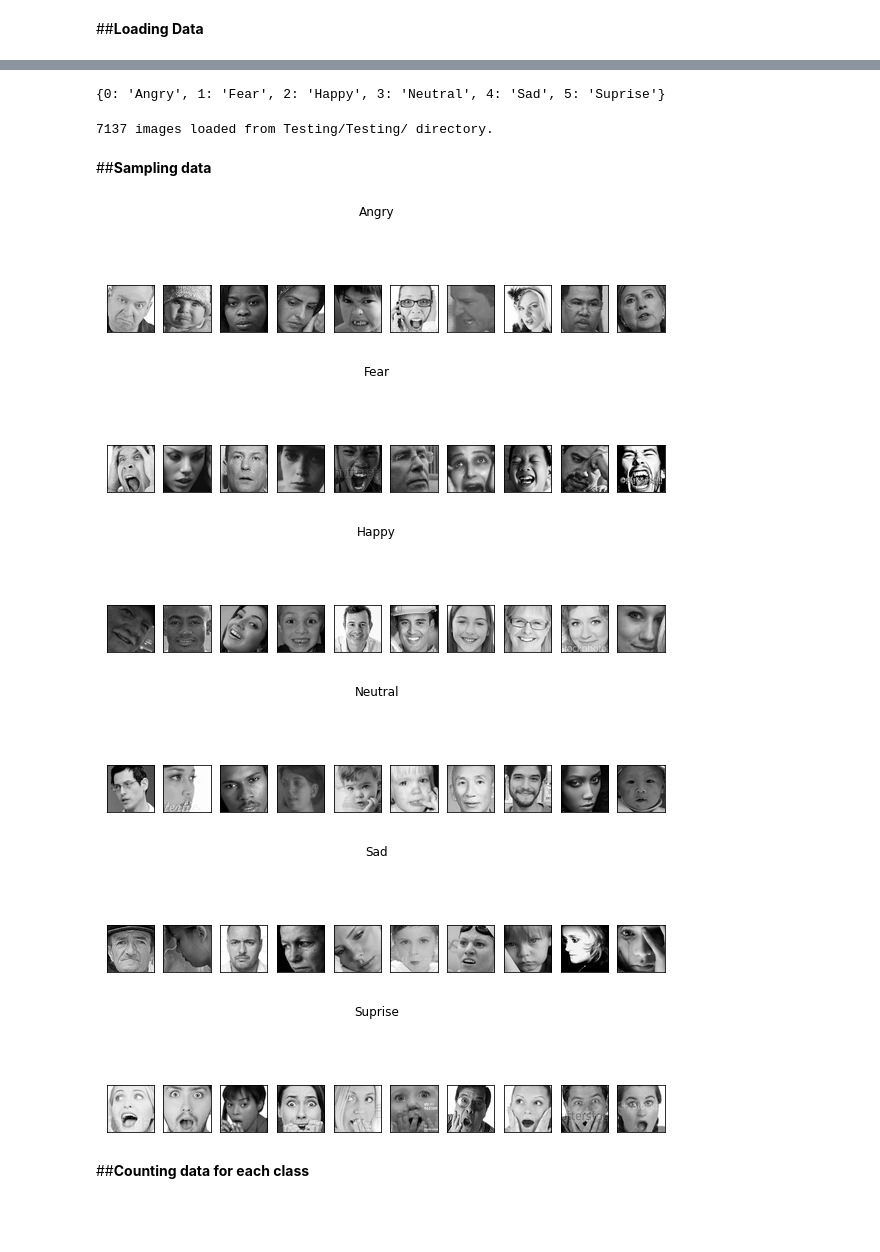
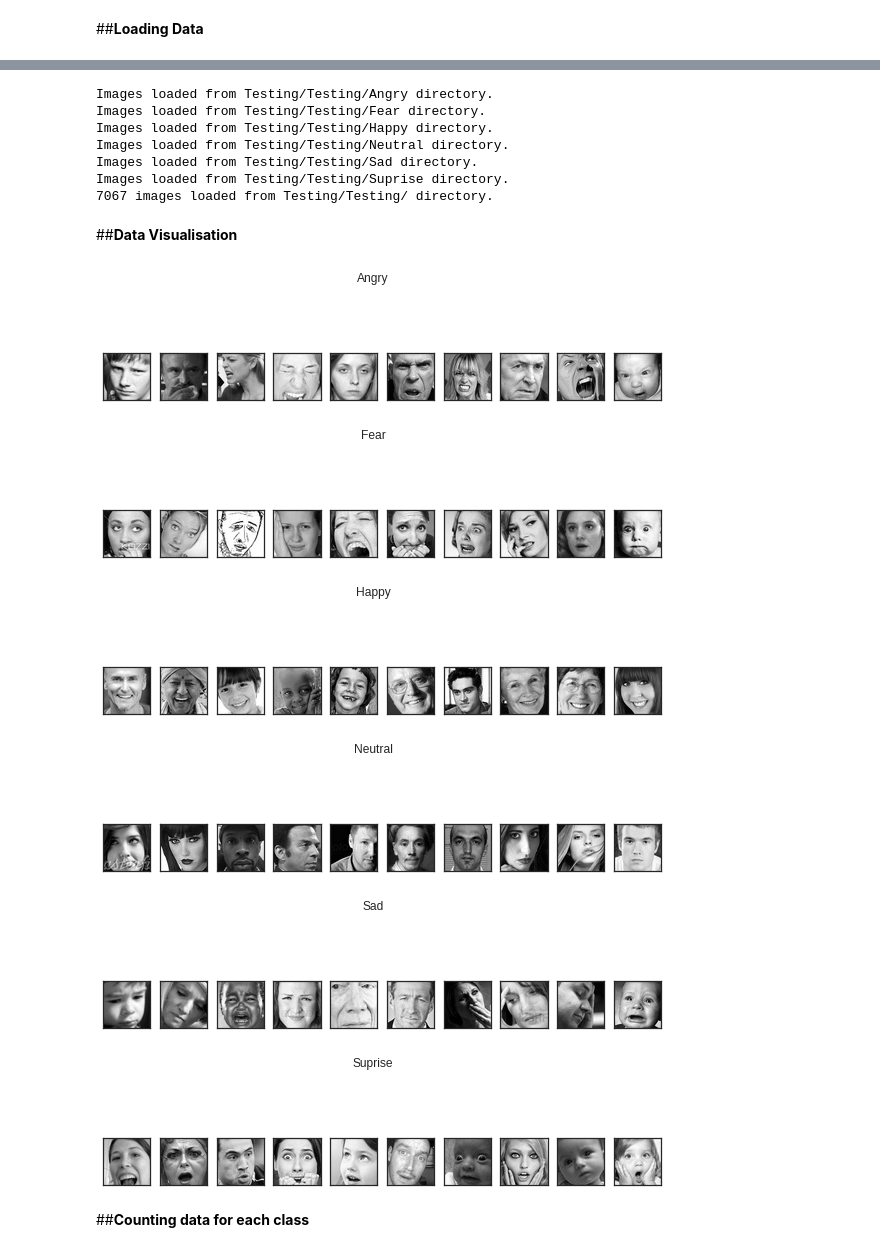
Before and after one commit to Jade-P/MLGroupProject, a Jupyter notebook: Happy_exploration.ipynb, the cells around one changed output, grey strips where cells are left out. Saved outputs shown, nothing was run; the diff lists cells and outputs as text; code cells hidden in the pictures; blank space fills up the shorter version.

```diff
--- a/Happy_exploration.ipynb
+++ b/Happy_exploration.ipynb
@@ -83,3 +111,3 @@ IMG_SIZE= (48, 48)
 # %%
-X_train, y_train, train_labels = load_data(TRAIN_DIR, IMG_SIZE)
+X_train, y_train = load_data(TRAIN_DIR, IMG_SIZE)
 # %% [output]
@@ -99,41 +121,51 @@ KeyboardInterrupt: ignored
-# %%
-train_labels
-# %% [output]
-{0: 'Angry', 1: 'Fear', 2: 'Happy', 3: 'Neutral', 4: 'Sad', 5: 'Suprise'}
 # %%
-X_test, y_test, test_labels = load_data(TEST_DIR,IMG_SIZE)
+X_test, y_test = load_data(TEST_DIR,IMG_SIZE)
 # %% [output]
-7137 images loaded from Testing/Testing/ directory.
+Images loaded from Testing/Testing/Angry directory.
+Images loaded from Testing/Testing/Fear directory.
+Images loaded from Testing/Testing/Happy directory.
+Images loaded from Testing/Testing/Neutral directory.
+Images loaded from Testing/Testing/Sad directory.
+Images loaded from Testing/Testing/Suprise directory.
+7067 images loaded from Testing/Testing/ directory.
-# %% [markdown]
-##**Sampling data**
+# %% [markdown]
+##**Data Visualisation**
 # %%
-def plot_samples(X, y, labels_dict, n=50):
+def plot_samples(X, y, num_images):
+    """
+    View a subset of images loaded
 
-    for index in range(len(labels_dict)):
-        imgs = X[np.argwhere(y == index)][:n]
-        j = 10
-        i = int(n/j)
+    Parameters:
+    1. X: Image data
+    2. y: Emotions corresponding to the image
+    3. num_images: Number of images to view per emotion
+
+    """
+    for emotion in emotions:
+        imgs = X[np.argwhere(y == emotion)][:num_images]
+        num_cols = 10
+        num_rows = int(num_images/num_cols)
 
         plt.figure(figsize=(10,3))
-        c = 1
+        index = 1
         for img in imgs:
-            plt.subplot(i,j,c)
-            plt.imshow(img[0])
+            plt.subplot(num_rows,num_cols,index)
+            plt.imshow(img[0], cmap='gray')
 
             plt.xticks([])
             plt.yticks([])
-            c += 1
-        plt.suptitle(labels_dict[index])
+            index += 1
+        plt.suptitle(emotion)
         plt.show()
 # %%
-plot_samples(X_train, y_train, train_labels, 10)
+plot_samples(X_train, y_train, 10)
 # %% [output]
-[figure, old version]
+[figure, new version]
-[figure, old version]
+[figure, new version]
-[figure, old version]
+[figure, new version]
-[figure, old version]
+[figure, new version]
-[figure, old version]
+[figure, new version]
-[figure, old version]
+[figure, new version]
 # %% [markdown]
 ##**Counting data for each class**
 # %%
```
Also changed, not shown: parts of 51 cells of this notebook.
